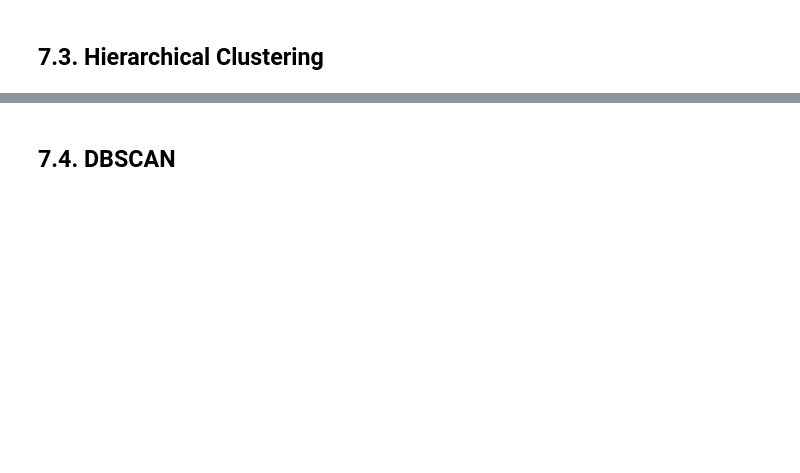
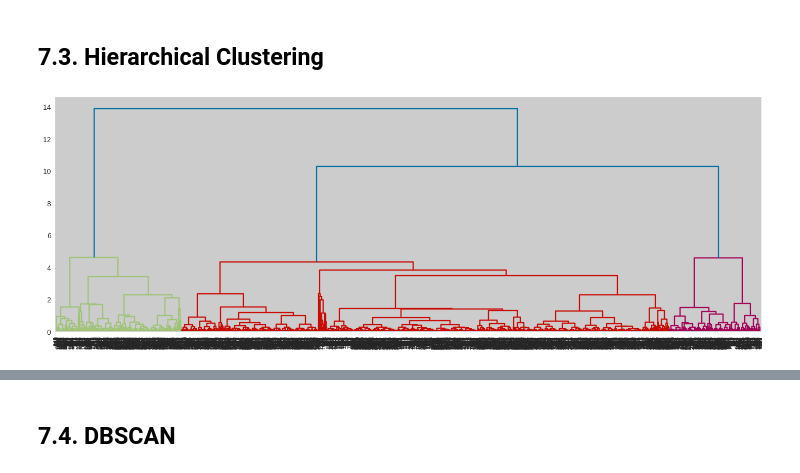
Before and after one commit to ezequielpf/insiders_clustering, a Jupyter notebook: notebooks/cicle_9_insiders_clustering.ipynb, the cells around one changed output, grey strips where cells are left out. Saved outputs shown, nothing was run; the diff lists cells and outputs as text; code cells hidden in the pictures; blank space fills up the shorter version.

```diff
--- a/notebooks/cicle_9_insiders_clustering.ipynb
+++ b/notebooks/cicle_9_insiders_clustering.ipynb
@@ -984,0 +971,12 @@ gmm_list
+# %%
+plt.figure(figsize=(18,6))
+
+dn = hierarchy.dendrogram(
+    Z=hc_model,
+    leaf_rotation=90,
+    leaf_font_size=8
+)
+
+plt.show()
+# %% [output]
+[figure, added]
```
Also changed, not shown: parts of 25 cells of this notebook, 1 other file.
